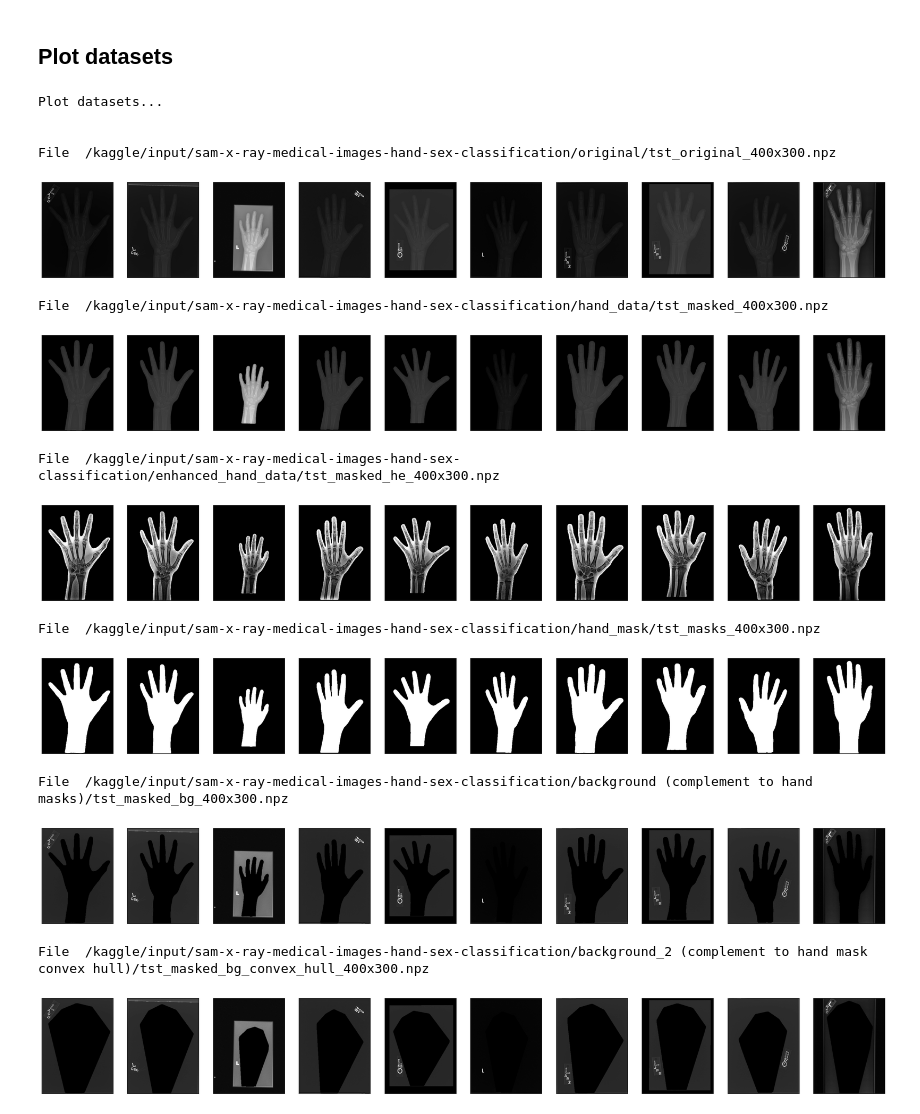
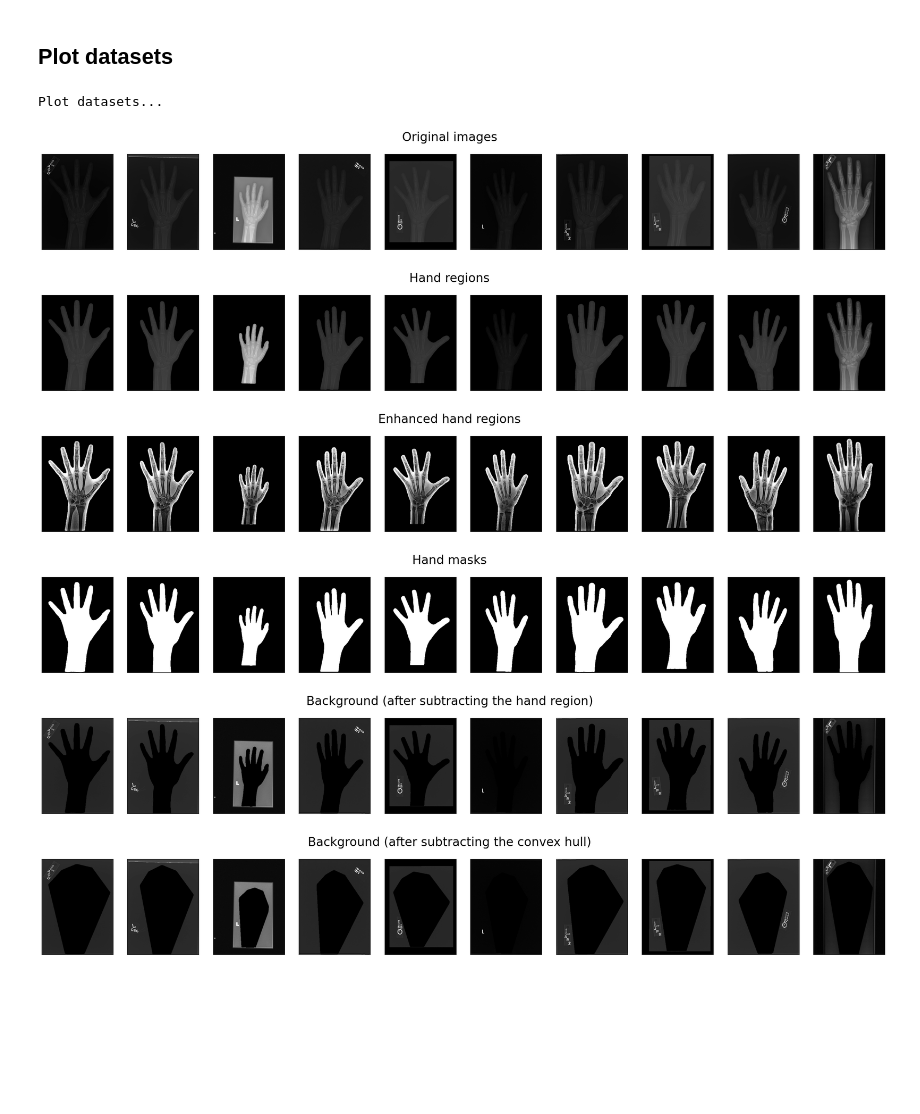
Before and after one commit to karelbecerra/sam-x-ray-medical-images-hand-sex-classification, a Jupyter notebook: kaggle/data_visualization.ipynb, the cells around one changed output. Cells and saved outputs as stored; diff of their text form; code cells hidden in the pictures; blank space fills up the shorter version.

Commit message:
Kaggle Notebook | Data Visualization (Test Dataset) | Version 5

```diff
--- a/kaggle/data_visualization.ipynb
+++ b/kaggle/data_visualization.ipynb
@@ -9,9 +26,10 @@ import matplotlib.pyplot as plt
 ## Display
 Helper method to plot image datasets
 # %%
-def display_sample(img_array, n_img):
+def display_sample(img_array, n_img, title):
   n_img = min(n_img, img_array.shape[0])
   fig, ax = plt.subplots(1, n_img, figsize=(n_img*3, 4))
+  fig.suptitle(title, fontsize=24)
   for i in range(n_img):
       ax[i].imshow(img_array[i], cmap='gray')
       ax[i].set_xticks([])
@@ -33,31 +51,25 @@ data_files = [
              WORKING_DIR + "/background (complement to hand masks)/tst_masked_bg_400x300.npz",
              WORKING_DIR + "/background_2 (complement to hand mask convex hull)/tst_masked_bg_convex_hull_400x300.npz",
              ]
+
+representation_id = ['Original images', 'Hand regions', 'Enhanced hand regions', 'Hand masks', 'Background (after subtracting the hand region)', 'Background (after subtracting the convex hull)']
 # %% [markdown]
 ## Plot datasets
 # %%
 print('Plot datasets...')
 
 img_res = (200, 400)
-for data_file in data_files:
+for data_file, title in zip(data_files, representation_id):
   file = np.load(data_file)
   data = file['data']
   metadata = file['md']
-  print('\n\nFile ', data_file)
-  display_sample(data, 10)
+  print('\n\n')
+  display_sample(data, 10, title)
 # %% [output]
 Plot datasets...
-
-
-File  /kaggle/input/sam-x-ray-medical-images-hand-sex-classification/original/tst_original_400x300.npz
-[figure, old version]
+[figure, new version]
-File  /kaggle/input/sam-x-ray-medical-images-hand-sex-classification/hand_data/tst_masked_400x300.npz
-[figure, old version]
+[figure, new version]
-File  /kaggle/input/sam-x-ray-medical-images-hand-sex-classification/enhanced_hand_data/tst_masked_he_400x300.npz
-[figure, old version]
+[figure, new version]
-File  /kaggle/input/sam-x-ray-medical-images-hand-sex-classification/hand_mask/tst_masks_400x300.npz
-[figure, old version]
+[figure, new version]
-File  /kaggle/input/sam-x-ray-medical-images-hand-sex-classification/background (complement to hand masks)/tst_masked_bg_400x300.npz
-[figure, old version]
+[figure, new version]
-File  /kaggle/input/sam-x-ray-medical-images-hand-sex-classification/background_2 (complement to hand mask convex hull)/tst_masked_bg_convex_hull_400x300.npz
-[figure, old version]
+[figure, new version]
```
Also changed, not shown: parts of 2 cells of this notebook.
